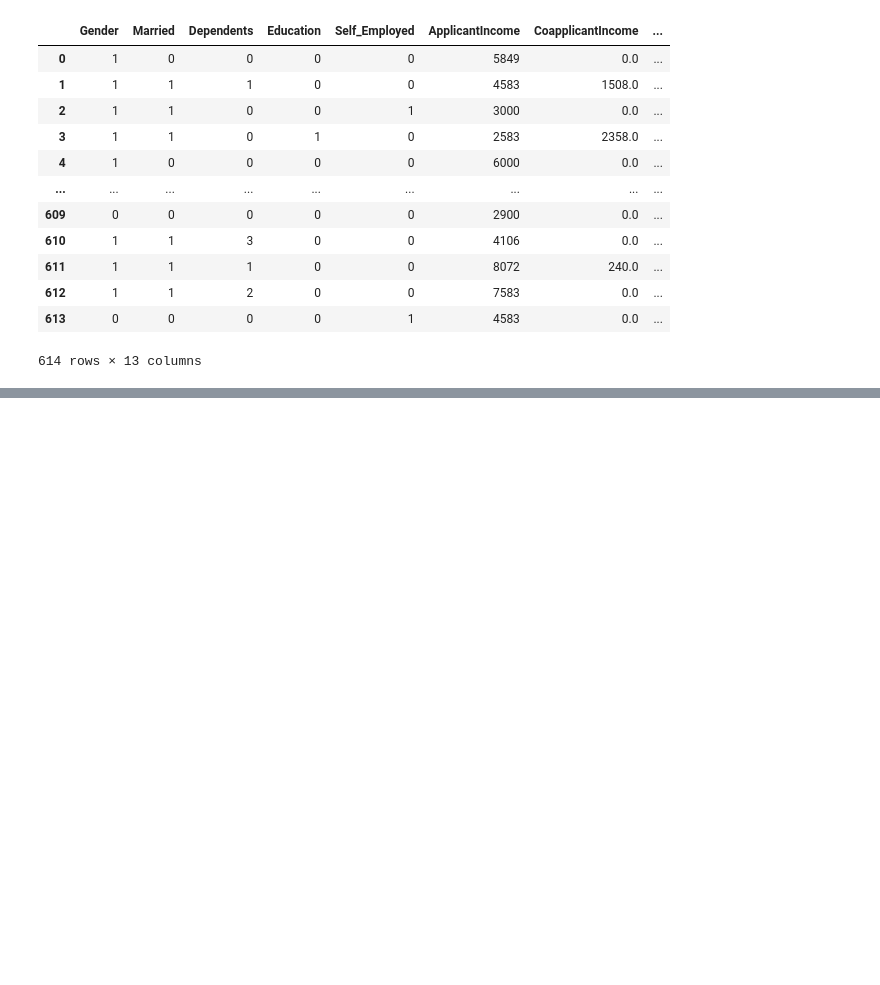
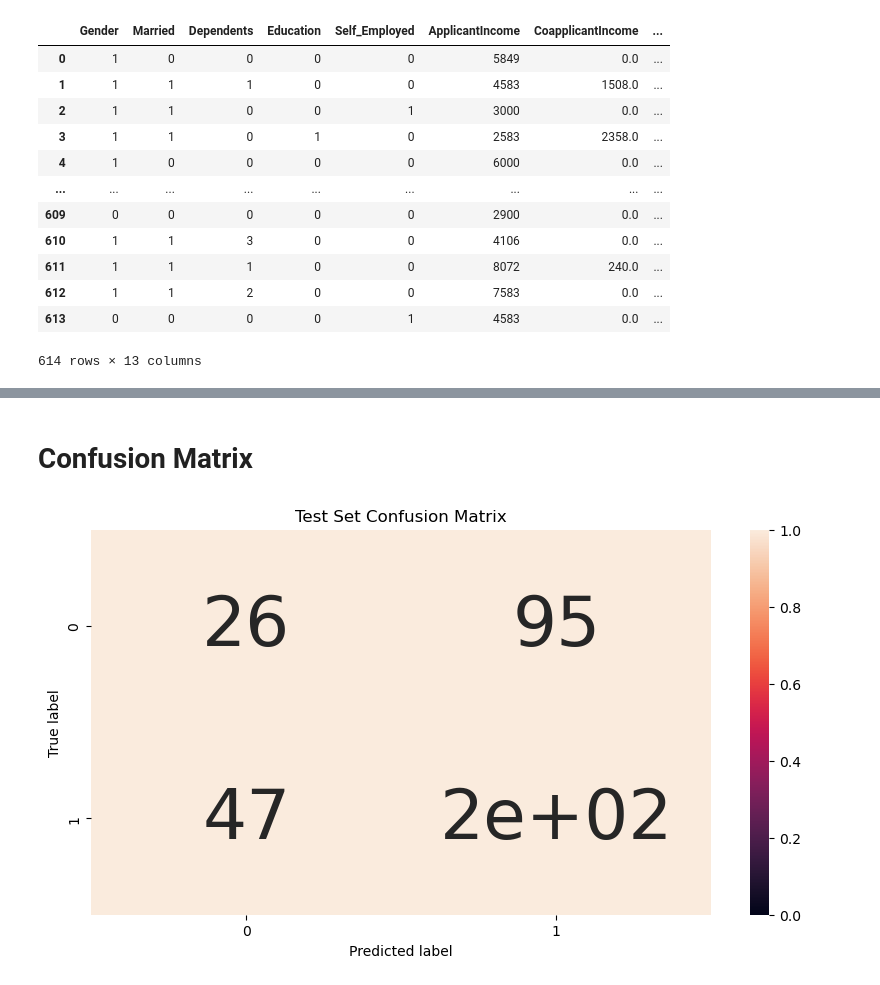
Before and after one commit to tasin698/Loan-eligibility-Prediction, a Jupyter notebook: loan eligibility/KNN Classifier.ipynb, the cells around one changed output, grey strips where cells are left out. Saved outputs shown, nothing was run; the diff lists cells and outputs as text; code cells hidden in the pictures; blank space fills up the shorter version.

```diff
--- a/loan eligibility/KNN Classifier.ipynb
+++ b/loan eligibility/KNN Classifier.ipynb
@@ -347,0 +351,6 @@ df1
+# %%
+#Let's now split the dataset in the same way we have done for ZeroR classifier
+y_train = df['Loan_Status']
+y_test = df1['Loan_Status']
+X_train = df.drop(['Loan_Status'], axis='columns')
+X_test = df1.drop(['Loan_Status'], axis='columns')
@@ -347,0 +391,8 @@ df1
+# %%
+from sklearn.neighbors import KNeighborsClassifier
+knn_clf = KNeighborsClassifier(n_neighbors = 5, metric = 'minkowski', p = 2) # Euclidean Distance Metric
+knn_clf.fit(X_train, y_train)
+y_pred = knn_clf.predict(X_test)
+print(classification_report(y_test, y_pred))
+print("Train Accuracy: ", accuracy_score(y_train, knn_clf.predict(X_train))) # compare training actual and predicted value
+print("Test Accuracy: ", accuracy_score(y_test, y_pred)) # compare test actual and predicted value
@@ -347,0 +411,24 @@ df1
+# %% [markdown]
+# Confusion Matrix
+# %%
+# Confusion Matrix function
+
+def plot_confusion_matrix(cm, classes=None, title='Confusion matrix'):
+    """Plots a confusion matrix."""
+    if classes is not None:
+        sns.heatmap(cm, xticklabels=classes, yticklabels=classes, vmin=0., vmax=1., annot=True, annot_kws={'size':50})
+    else:
+        sns.heatmap(cm, vmin=0., vmax=1.)
+    plt.title(title)
+    plt.ylabel('True label')
+    plt.xlabel('Predicted label')
+# %%
+y_pred = knn_clf.predict(X_test)
+
+# Plotting Confusion Matrix
+cm = confusion_matrix(y_test, y_pred)
+cm_norm = cm/cm.sum(axis=1)[:, np.newaxis]
+plt.figure(figsize = (10,5))
+plot_confusion_matrix(cm, classes=knn_clf.classes_, title='Test Set Confusion Matrix')
+# %% [output]
+[figure, added]
```
Also changed, not shown: parts of 17 cells of this notebook.
